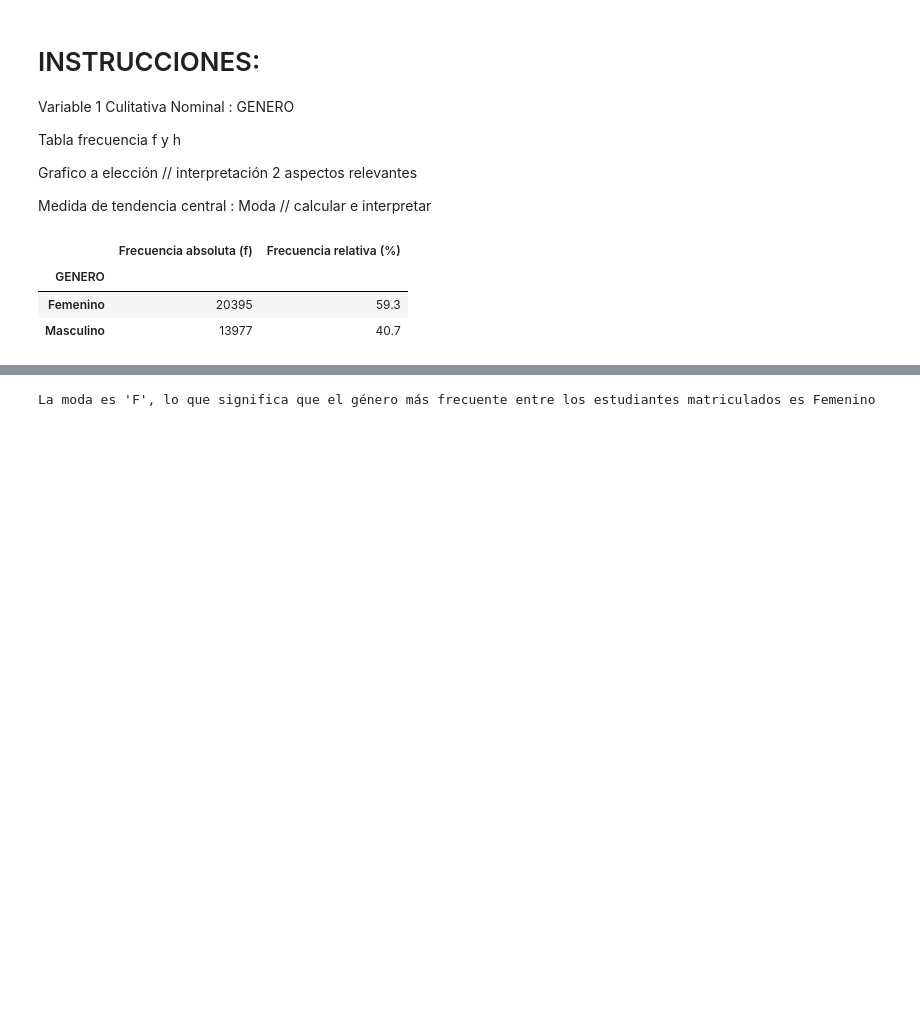
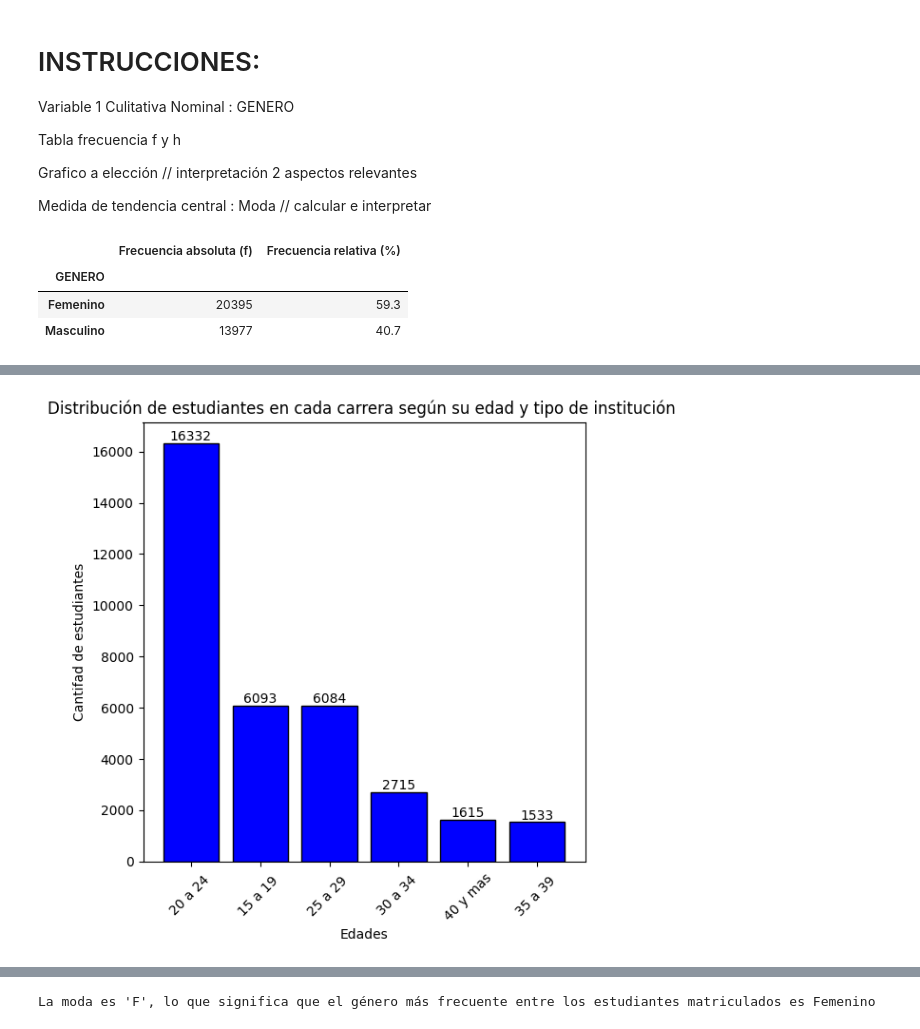
Before and after one commit to viceeeente/Estad-stica-Descriptiva, a Jupyter notebook: Trabajo-Practico/Trabajo_Practico_Instrucciones.ipynb, the cells around one changed output, grey strips where cells are left out. Cells and saved outputs as stored; diff of their text form; code cells hidden in the pictures; blank space fills up the shorter version.

```diff
--- a/Trabajo-Practico/Trabajo_Practico_Instrucciones.ipynb
+++ b/Trabajo-Practico/Trabajo_Practico_Instrucciones.ipynb
@@ -47,3 +120,15 @@ tabla_genero
 | GENERO |  |  |
 | Femenino | 20395 | 59.3 |
 | Masculino | 13977 | 40.7 |
+# %%
+edades = Matriculas.groupby('RANGO EDAD').size()
+
+tabla_edades = pd.DataFrame({
+    'Frecuencia absoluta':edades,
+    'Frecuencia relativa':round((edades / 34372 )* 100, 1)
+})
+
+tabla_edades
+
+tabla_edades_orden = tabla_edades.sort_values('Frecuencia absoluta', ascending=False)
+tabla_edades_orden
@@ -49,0 +144,26 @@ tabla_genero
+# %%
+#Gráfico de barras (Columnas)
+
+#Considerar que "tabla" es el nombre de la tabla de frecuencias construida
+
+# Importar bibliotecas o librerías
+import matplotlib.pyplot as plt
+import numpy as np
+
+#Variables
+Categorias = tabla_edades_orden.index
+f = tabla_edades_orden['Frecuencia absoluta']   #Considerar que "Frecuencia" es el tipo de frecuencia a graficar
+
+#Gráfico
+fig, ax = plt.subplots(figsize = (6,6))
+barras = ax.bar(Categorias, f, color = 'b', edgecolor ='black') #Los colores son de libre elección
+
+#Personalización
+ax.set_title('Distribución de estudiantes en cada carrera según su edad y tipo de institución ')
+ax.set_xlabel('Edades')
+ax.set_ylabel('Cantifad de estudiantes')
+ax.bar_label(barras)
+plt.xticks(rotation=45) #Rota en 45° las categorías para evitar la superposición
+plt.show()
+# %% [output]
+[figure, added]
```
Also changed, not shown: parts of 9 cells of this notebook, 2 other files.
